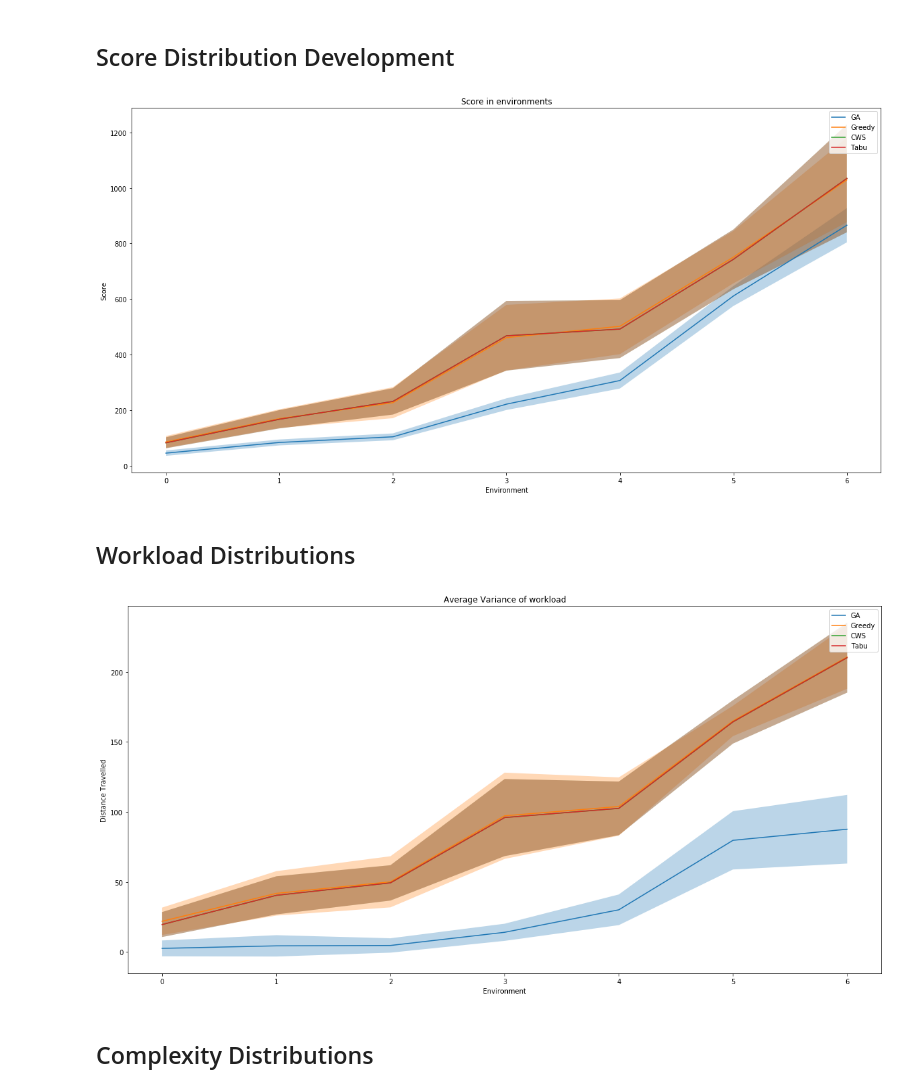
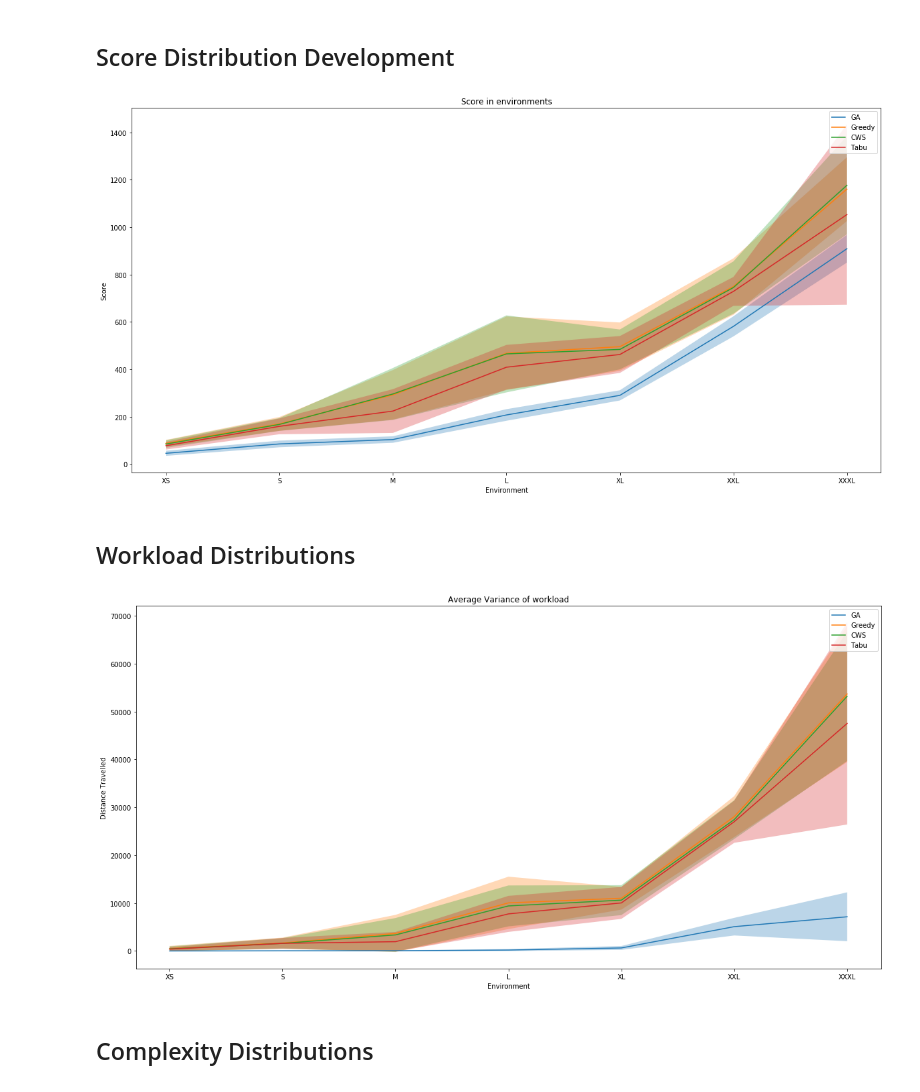
Before and after one commit to kex2019/warehouse_cpp, a Jupyter notebook: plots/DataExploration.ipynb, the cells around one changed output. Saved outputs shown, nothing was run; the diff lists cells and outputs as text; code cells hidden in the pictures.

```diff
--- a/plots/DataExploration.ipynb
+++ b/plots/DataExploration.ipynb
@@ -93,14 +93,15 @@ greedy_work_groups.sort()
 cws_work_groups.sort()
 tabu_work_groups.sort()
 
-available_groups = ga_groups
-available_work_groups = ga_work_groups
+available_groups = greedy_groups
+available_work_groups = greedy_work_groups
 # %% [markdown]
 Score Distribution
 ---
 # %%
-
-for i in range(len(available_groups)):
+print(available_groups)
+names = ["dist_XS", "dist_S", "dist_M", "dist_L", "dist_XL", "dist_XXL", "dist_XXXL"]
+for name, i in zip(names, range(len(available_groups))):
     fig, ax = plt.subplots(1, figsize=(20, 10))
 
     group = i
@@ -137,7 +138,7 @@ for i in range(len(available_groups)):
     ax.set_ylabel("Frequency")
     ax.set_xlabel("Score")
 
-    fig.savefig("outputs/big_warehouse_score_distribution_{}.pdf".format(i), bbox_inches='tight')
+    fig.savefig("outputs/%s.pdf" % name, bbox_inches='tight')
 
     plt.show()
 # %% [output]
@@ -161,6 +220,7 @@ Gs = [
     ("Tabu", tabu_G)
 ]
 
+env_names = ["XS", "S", "M", "L", "XL", "XXL", "XXXL"]
 for name, G in Gs:
     packages = []
     means = []
@@ -176,19 +236,23 @@ for name, G in Gs:
 
     means = np.array(means)
     stds = np.array(stds)
-    sb.lineplot(packages, means, ax=ax, label=name)
+    #print(len(packages))
+    #print(len(means))
+    sb.lineplot(packages[:len(means)], means, ax=ax, label=name)
     ax.legend()
-    ax.fill_between(packages, means + stds * 3, means - stds * 3, alpha=0.3)
+    ax.fill_between(packages[:len(means)], means + stds * 3, means - stds * 3, alpha=0.3)
+    ax.set_xticklabels(env_names)
+
 
 
 ax.set_title("Score in environments")
 ax.set_ylabel("Score")
 ax.set_xlabel("Environment")
-fig.savefig("outputs/mean_and_variance_score_development.pdf", bbox_inches='tight')
+fig.savefig("outputs/dist_summary.pdf", bbox_inches='tight')
 
 plt.show()
 # %% [output]
-[figure, old version]
+[figure, new version]
 # %% [markdown]
 Workload Distributions
 ---
@@ -204,39 +268,43 @@ Gs = [
     ("Tabu", tabu_work_G)
 ]
 
+env_names = ["XS", "S", "M", "L", "XL", "XXL", "XXXL"]
+
 for name, G in Gs:
     packages = []
     means = []
     stds = []
     for group in available_groups:
         try:
             g = G.get_group(group)
             packages.append(group)
             mmeans = []
             for item in g["data"]:
                 arr = np.array(ast.literal_eval(item))
-                mmeans.append(arr.std())
+                mmeans.append(arr.var())
             mmeans = np.array(mmeans)
             means.append(mmeans.mean())
             stds.append(mmeans.std())
         except Exception as e:
             print("Failed to plot group %s for %s - %s" % (group, name, str(e)))
 
     means = np.array(means)
     stds = np.array(stds)
     sb.lineplot(packages, means, ax=ax, label=name)
     ax.legend()
     ax.fill_between(packages, means + stds * 3, means - stds * 3, alpha=0.3)
+    ax.set_xticklabels(env_names)
+
 
 
 ax.set_title("Average Variance of workload")
 ax.set_ylabel("Distance Travelled")
 ax.set_xlabel("Environment")
-fig.savefig("outputs/mean_and_std_workload.pdf", bbox_inches='tight')
+fig.savefig("outputs/robot_workload_summary.pdf", bbox_inches='tight')
 
 plt.show()
 # %% [output]
-[figure, old version]
+[figure, new version]
 # %% [markdown]
 Complexity Distributions
 ---
```
Also changed, not shown: parts of 5 cells of this notebook, 48 other files.
